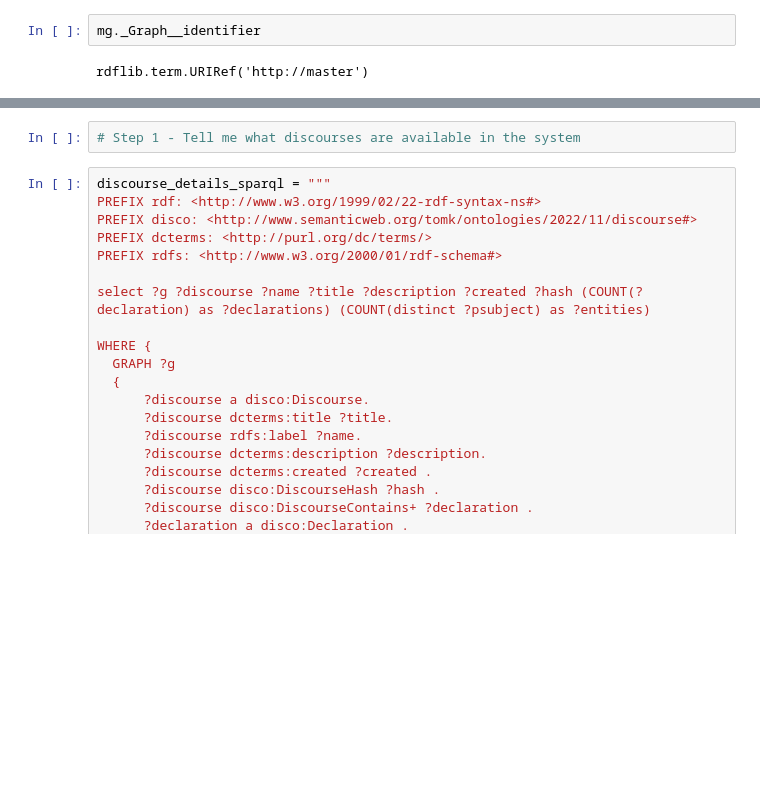
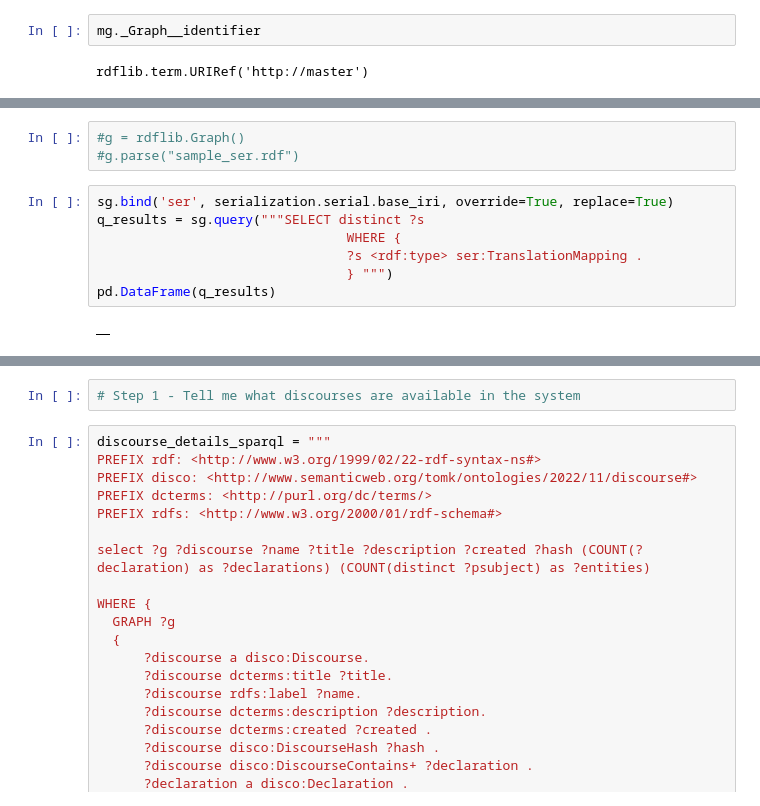
Before and after one commit to MrTomKimber/datamodels, a Jupyter notebook: IDE/Fuseki IO development iv - refit to new org.ipynb, the cells around one changed output, grey strips where cells are left out. Saved outputs shown, nothing was run; the diff lists cells and outputs as text; blank space fills up the shorter version.

```diff
--- a/IDE/Fuseki IO development iv - refit to new org.ipynb
+++ b/IDE/Fuseki IO development iv - refit to new org.ipynb
@@ -255,3 +366,15 @@ This data is already loaded! - Aborting
+# %%
+#g = rdflib.Graph()
+#g.parse("sample_ser.rdf")
+# %%
+sg.bind('ser', serialization.serial.base_iri, override=True, replace=True)
+q_results = sg.query("""SELECT distinct ?s
+                                WHERE {
+                                ?s <rdf:type> ser:TranslationMapping .
+                                } """)
+pd.DataFrame(q_results)
+# %% [output]
+|  |
 # %%
 title = "Inventory ERD v2.0"
 model_data = pd.read_csv(r"../sample/inventory_v2.csv", index_col="Sequence", dtype=file_dtypes)
```
Also changed, not shown: parts of 37 cells of this notebook, 9 other files.
